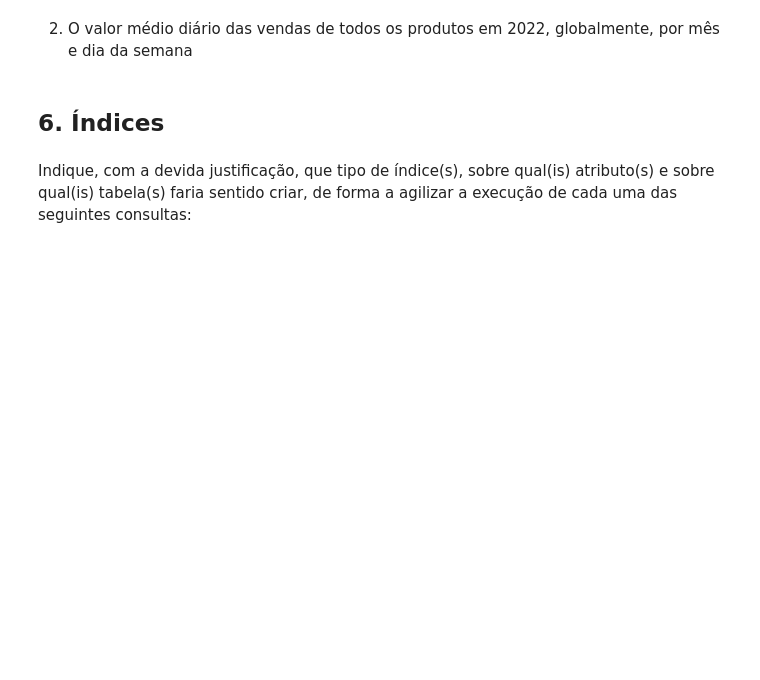
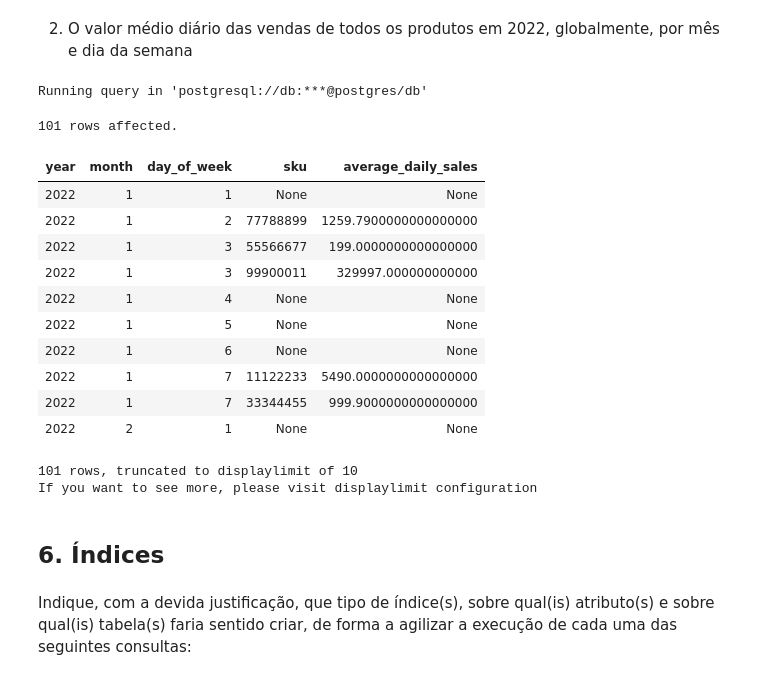
Before and after one commit to pedro-curto/BD-Project, a Jupyter notebook: entrega-3/E3-report.ipynb, the cells around one changed output. Saved outputs shown, nothing was run; the diff lists cells and outputs as text; code cells hidden in the pictures; blank space fills up the shorter version.

```diff
--- a/entrega-3/E3-report.ipynb
+++ b/entrega-3/E3-report.ipynb
@@ -243,8 +293,63 @@ ORDER BY
 # %% [markdown]
 2. O valor médio diário das vendas de todos os produtos em 2022, globalmente, por mês e dia da semana
 # %%
-%%sql
--- SELECT ...
+ %%sql
+
+CREATE TABLE IF NOT EXISTS data_dim AS
+SELECT
+    EXTRACT(YEAR FROM dd) AS year,
+    EXTRACT(MONTH FROM dd) AS month,
+    EXTRACT(DOW FROM dd) + 1 AS day_of_week
+FROM
+    GENERATE_SERIES(
+        '2022-01-01'::DATE,
+        '2022-12-31'::DATE,
+        '1 day'::INTERVAL
+    ) dd;
+
+
+SELECT
+    dd.year,
+    dd.month,
+    dd.day_of_week,
+    ps.sku,
+    AVG(ps.total_price) AS average_daily_sales
+FROM
+    data_dim dd
+LEFT JOIN product_sales ps ON dd.year = 2022
+    AND dd.month = ps.month
+    AND dd.day_of_week = ps.day_of_week
+
+GROUP BY GROUPING SETS (
+    (dd.year, dd.month, dd.day_of_week, ps.sku),
+    (dd.month,dd.day_of_week,ps.sku),
+    (dd.month,ps.sku),
+    (dd.day_of_week,ps.sku),
+    (ps.sku)
+)
+HAVING dd.year IS NOT NULL AND dd.month IS NOT NULL
+
+ORDER BY
+    dd.year,
+    dd.month,
+    dd.day_of_week,
+    ps.sku;
+# %% [output]
+Running query in 'postgresql://db:***@postgres/db'
+101 rows affected.
+| year | month | day_of_week | sku | average_daily_sales |
+| 2022 | 1 | 1 | None | None |
+| 2022 | 1 | 2 | 77788899 | 1259.7900000000000000 |
+| 2022 | 1 | 3 | 55566677 | 199.0000000000000000 |
+| 2022 | 1 | 3 | 99900011 | 329997.000000000000 |
+| 2022 | 1 | 4 | None | None |
+| 2022 | 1 | 5 | None | None |
+| 2022 | 1 | 6 | None | None |
+| 2022 | 1 | 7 | 11122233 | 5490.0000000000000000 |
+| 2022 | 1 | 7 | 33344455 | 999.9000000000000000 |
+| 2022 | 2 | 1 | None | None |
+101 rows, truncated to displaylimit of 10
+If you want to see more, please visit displaylimit configuration
 # %% [markdown]
 ## 6. Índices
 # %% [markdown]
```
Also changed, not shown: parts of 7 cells of this notebook, 8 other files.
